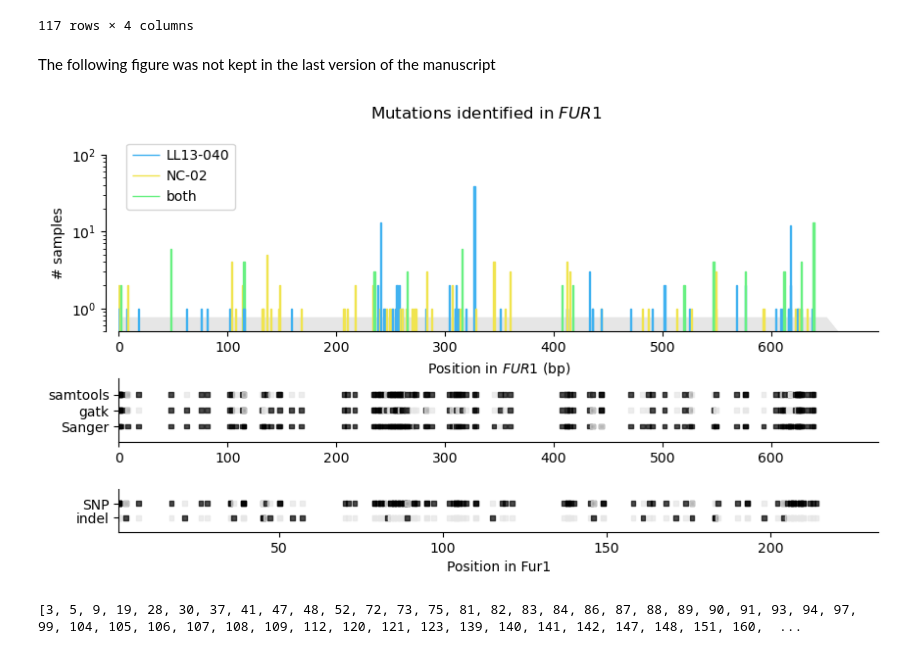
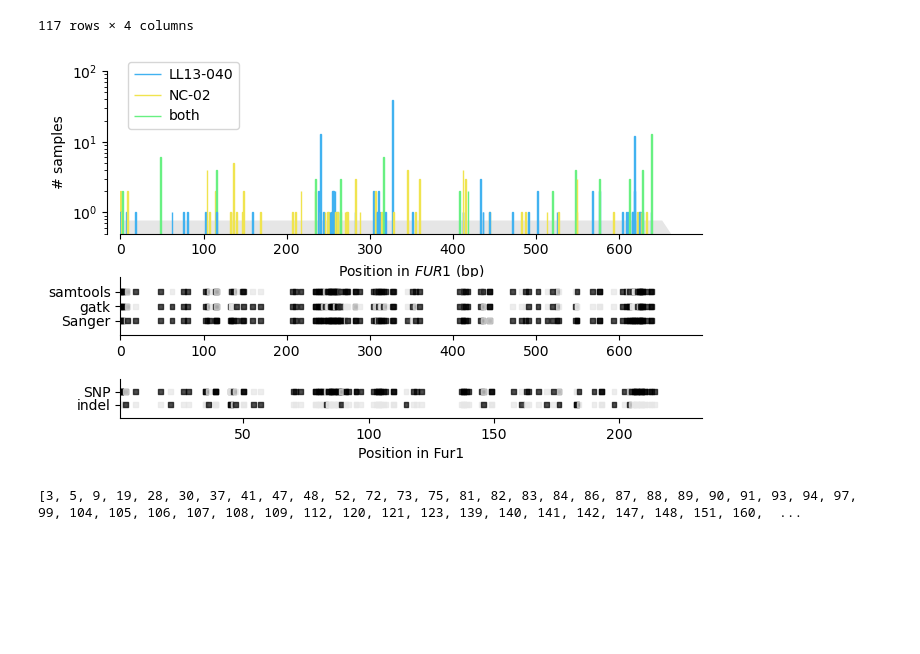
Before and after one commit to Landrylab/Durand_et_al_2023, a Jupyter notebook: FUR1_variants_v2.ipynb, the cells around one changed output. Drawn from its saved outputs; the diff is of its cells as text; code cells hidden in the pictures; blank space fills up the shorter version.

Commit message:
updated files for revised version of manuscript

```diff
--- a/FUR1_variants_v2.ipynb
+++ b/FUR1_variants_v2.ipynb
@@ -271,0 +294,3 @@ wgs_wide
+# %%
+wgs_wide = pd.read_excel('df/wgs_wide.xlsx', index_col=0)
+wgs_wide
@@ -796,3 +891,5 @@ annot
+# %%
+annot = pd.read_excel('df/annot.xlsx', index_col=0)
 # %%
 FUR1_wt_df = annot[annot.mutation_type == 'none']
 FUR1_wt_wide = FUR1_wt_df[['RA_well','strain','fluc_assay','pre_culture','genotype','mutID_true','mutation_type', 'mutation']]
@@ -1460,6 +1756,9 @@ plt.savefig(graph_outpath + '/20230417_mutfunc_conservation.png', format='png',
 [figure]
 # %% [markdown]
 ### Plot mutations on FUR1 sequence
+# %%
+annot = pd.read_excel('df/annot.xlsx', index_col=0)
+unique_snp_wide = pd.read_excel('df/unique_snp_wide.xlsx', index_col=0)
 # %%
 by_snp = unique_snp_wide.groupby(['mutID_true','pos_nt','SNP_pos_aa','mutation_type']).agg(Nsamples = ('RA_well', 'nunique'), strain = ('strain', 'unique'),
                                                                            Sanger = ('Sanger', 'max'), gatk = ('gatk', 'max'), samtools = ('samtools', 'max')).sort_values(by='pos_nt').reset_index()
@@ -1532,12 +1831,10 @@ by_mut_aa
 | 115 | 213.0 | Y213* | 1 | 0 |
 | 116 | 214.0 | Y214H | 1 | 0 |
 117 rows × 4 columns
-# %% [markdown]
-The following figure was not kept in the last version of the manuscript
 # %%
 from matplotlib.legend_handler import HandlerPatch
 
-fig, (ax, axfeat, ax1) = plt.subplots(3, 1, gridspec_kw={'height_ratios': [0.625, 0.225, 0.15], 'hspace': 0.5}, figsize = (10,5))
+fig, (ax, axfeat, ax1) = plt.subplots(3, 1, gridspec_kw={'height_ratios': [0.625, 0.225, 0.15], 'hspace': 0.5}, figsize = (7.5,4.5))
 
 # Plot mutations on nucleotide sequence on 1st row
 for i in ['right','top']:
@@ -1589,35 +1886,35 @@ for i in ['right','top']:
 
 axfeat.set_xlim(0,699)
 axfeat.set_ylim(0, 4)
 axfeat.set_yticks([3, 2, 1])
 axfeat.set_yticklabels(['samtools','gatk','Sanger'])
 
 for x in list(zip([3, 2, 1], ['samtools','gatk','Sanger'])):
     axfeat.scatter(by_snp.pos_nt.values, [x[0]]*len(by_snp.pos_nt.values), marker="s", s=12, c=by_snp[x[1]].map({0:'0.9', 1:'black'}), alpha=.7)
 
 # Plot mutations on protein sequence on 3nd row
 for i in ['right','top']:
     ax1.spines[i].set_visible(False)
 
 #fa = FancyArrow(0, 5, 217, 0, width=5, head_length=217/65, head_width=5, color='0.9') # Arrow for the protein - unnecessary
 #ax1.add_patch(fa)
 
 ax1.set_xlim(1,233)
 ax1.set_ylim(0, 3)
 ax1.set_yticks([2, 1])
 ax1.set_yticklabels(['SNP', 'indel'])
 
 for x in list(zip([2, 1], ['SNP', 'indel'])):
     ax1.scatter(by_mut_aa.SNP_pos_aa.values, [x[0]]*len(by_mut_aa.SNP_pos_aa.values), marker="s", s=12, c=by_mut_aa[x[1]].map({0:'0.9', 1:'black'}), alpha=.7)
 
 ax1.set_xlabel('Position in Fur1')
 
-plt.suptitle('Mutations identified in $\it{FUR1}$')
+#plt.suptitle('Mutations identified in $\it{FUR1}$')
 
 plt.savefig(graph_outpath + '/20230322_FUR1_mutations.png', format='png', dpi=300)
 plt.savefig(graph_outpath + '/20230322_FUR1_mutations.svg', format='svg', dpi=300)
 # %% [output]
-[figure, old version]
+[figure, new version]
 # %%
 # Converting positions to C. albicans FUR1 to plot on cristal structure of tetramer
 Scer_mutated_positions = [int(x) for x in by_mut_aa[by_mut_aa.indel==0].SNP_pos_aa.unique()]
```
Also changed, not shown: parts of 39 cells of this notebook, 39 other files.
